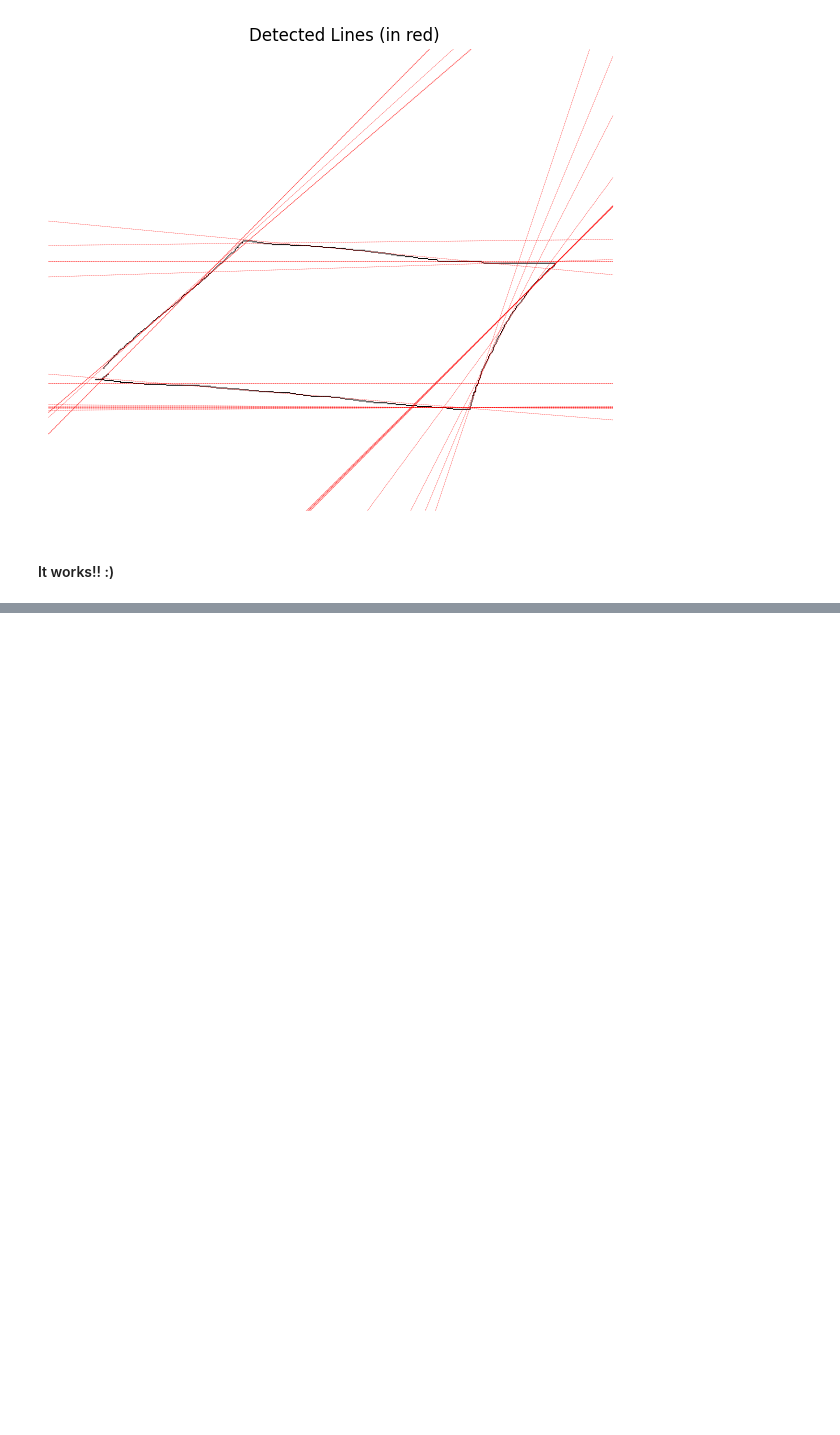
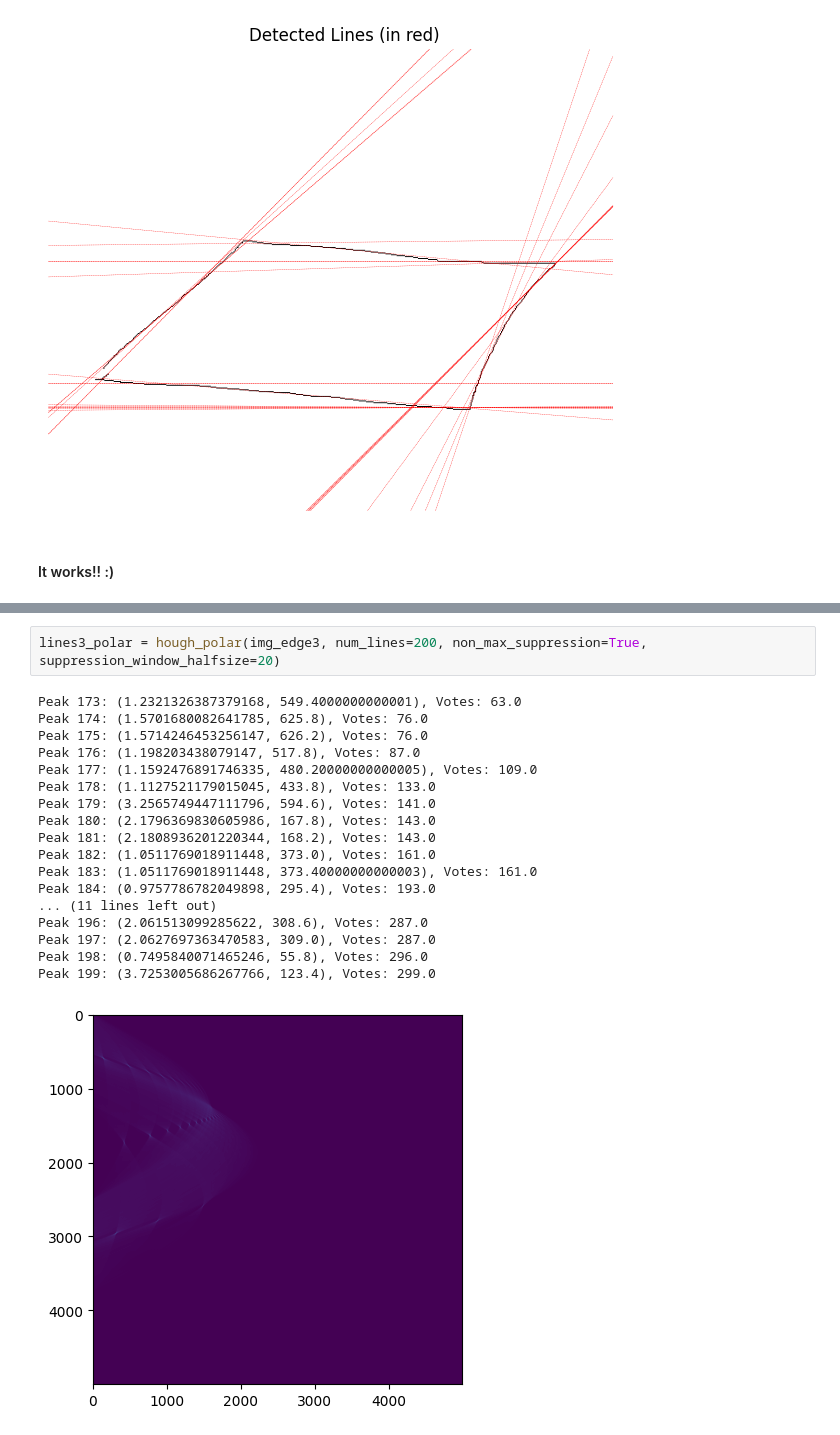
Before and after one commit to tsultan16/Computer_Vision, a Jupyter notebook: feature_detection/line_detection.ipynb, the cells around one changed output, grey strips where cells are left out. Drawn from its saved outputs; the diff is of its cells as text; blank space fills up the shorter version.

```diff
--- a/feature_detection/line_detection.ipynb
+++ b/feature_detection/line_detection.ipynb
@@ -463,0 +485,21 @@ a :0.0006283186134014534, b: 269.7999731151932
+# %%
+lines3_polar = hough_polar(img_edge3, num_lines=200, non_max_suppression=True, suppression_window_halfsize=20)
+# %% [output]
+Peak 173: (1.2321326387379168, 549.4000000000001), Votes: 63.0
+Peak 174: (1.5701680082641785, 625.8), Votes: 76.0
+Peak 175: (1.5714246453256147, 626.2), Votes: 76.0
+Peak 176: (1.198203438079147, 517.8), Votes: 87.0
+Peak 177: (1.1592476891746335, 480.20000000000005), Votes: 109.0
+Peak 178: (1.1127521179015045, 433.8), Votes: 133.0
+Peak 179: (3.2565749447111796, 594.6), Votes: 141.0
+Peak 180: (2.1796369830605986, 167.8), Votes: 143.0
+Peak 181: (2.1808936201220344, 168.2), Votes: 143.0
+Peak 182: (1.0511769018911448, 373.0), Votes: 161.0
+Peak 183: (1.0511769018911448, 373.40000000000003), Votes: 161.0
+Peak 184: (0.9757786782049898, 295.4), Votes: 193.0
+... (11 lines left out)
+Peak 196: (2.061513099285622, 308.6), Votes: 287.0
+Peak 197: (2.0627697363470583, 309.0), Votes: 287.0
+Peak 198: (0.7495840071465246, 55.8), Votes: 296.0
+Peak 199: (3.7253005686267766, 123.4), Votes: 299.0
+[figure, added]
```
Also changed, not shown: parts of 5 cells of this notebook.
